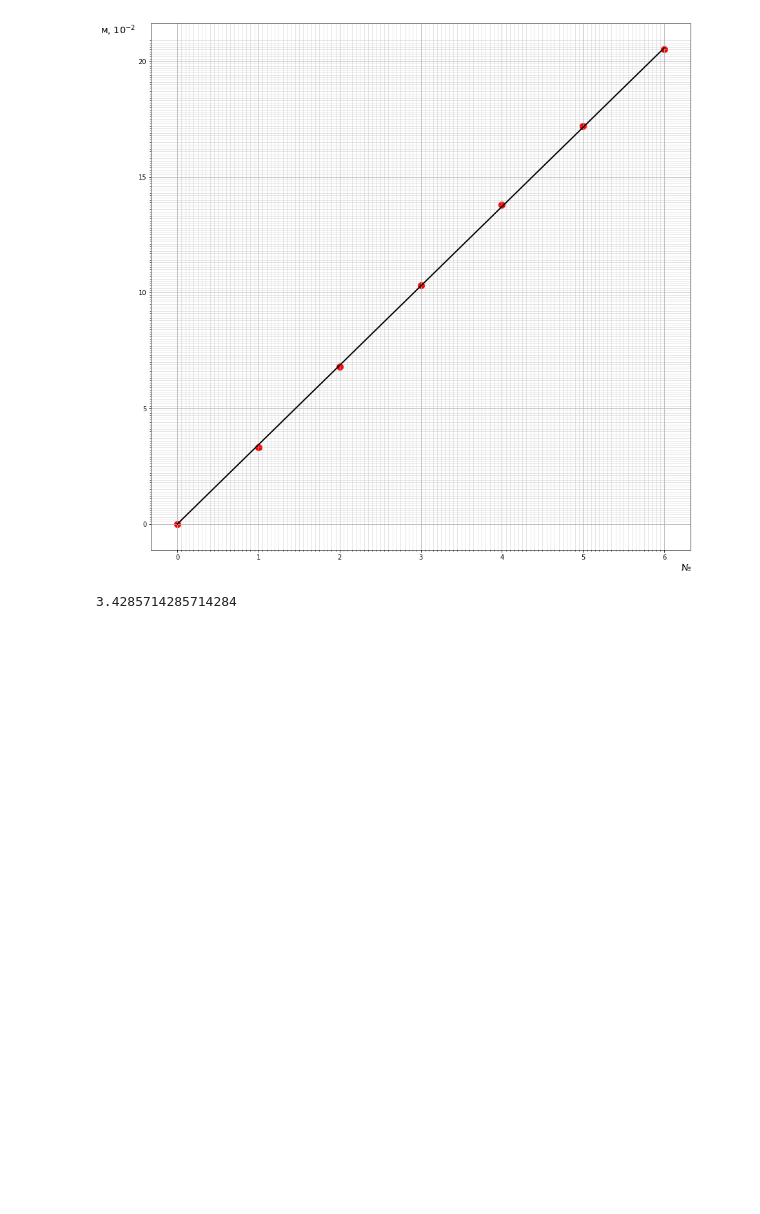
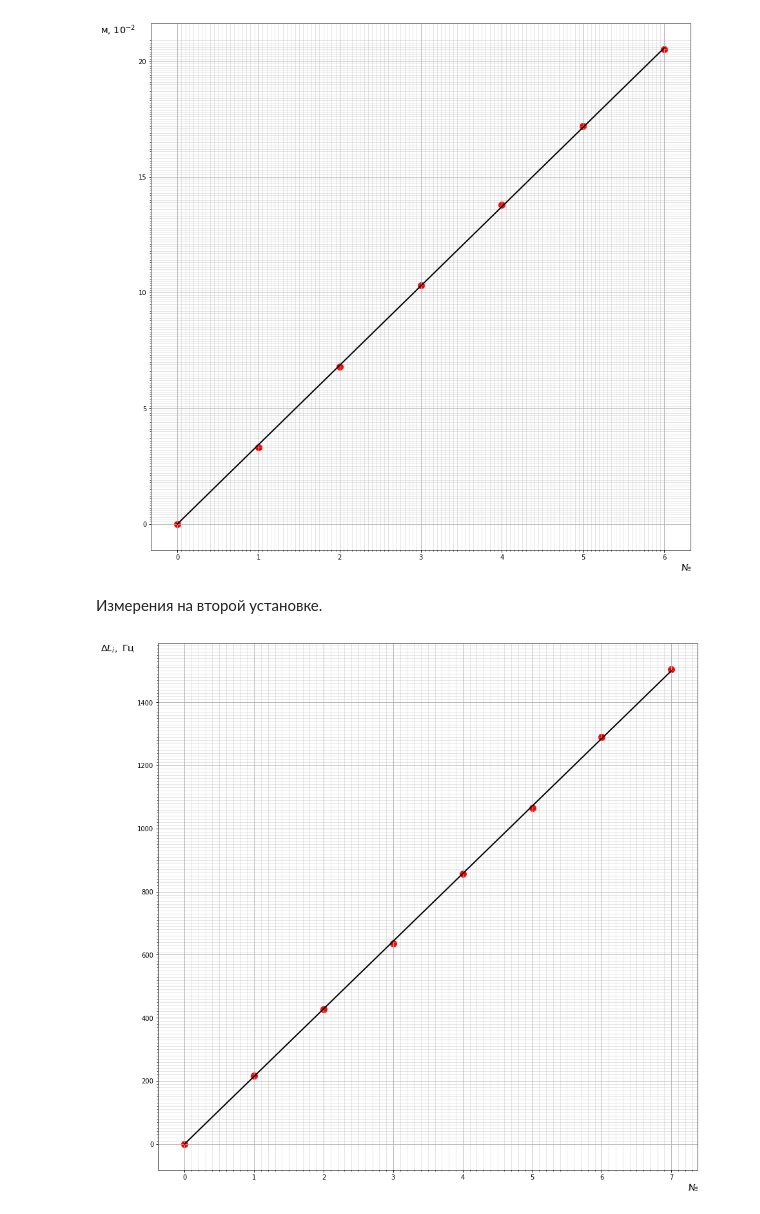
Before and after one commit to svinkapeppa/5-term, a Jupyter notebook: physics/2.1..ipynb, the cells around one changed output. Drawn from its saved outputs; the diff is of its cells as text; code cells hidden in the pictures; blank space fills up the shorter version.

```diff
--- a/physics/2.1..ipynb
+++ b/physics/2.1..ipynb
@@ -72,7 +74,26 @@ plt.savefig("Third")
 plt.show()
 # %% [output]
 [figure]
-# %%
-k_3
-# %% [output]
-3.4285714285714284
+# %% [markdown]
+Измерения на второй установке.
+# %%
+x_4 = np.array([0, 1, 2, 3, 4, 5, 6, 7])
+y_4 = np.array([0, 216, 426, 636, 856, 1066, 1290, 1504])
+k_4 = getk(x_4, y_4)
+err_4 = geterr(x_4, y_4, 7)
+# %%
+fig = plt.figure(figsize=(15,15))
+ax = fig.gca()
+ax.set_xticks(np.arange(0, 8, 0.1), minor=True)
+ax.set_yticks(np.arange(0, 1600, 10), minor=True)
+ax.grid(which='minor', alpha=0.4, linestyle='-')
+plt.plot(x_4, k_4*x_4, c='black', linewidth=2)
+plt.scatter(x_4, y_4, c='r', linewidth=5)
+plt.xlabel("№", horizontalalignment='right', fontsize='x-large', x=1)
+h = plt.ylabel(r"$\Delta L_{i},\ $Гц", verticalalignment='top', fontsize='x-large', horizontalalignment='right', y=1)
+h.set_rotation(0)
+plt.grid()
+plt.savefig("Fourth")
+plt.show()
+# %% [output]
+[figure, added]
```
Also changed, not shown: parts of 5 cells of this notebook.
